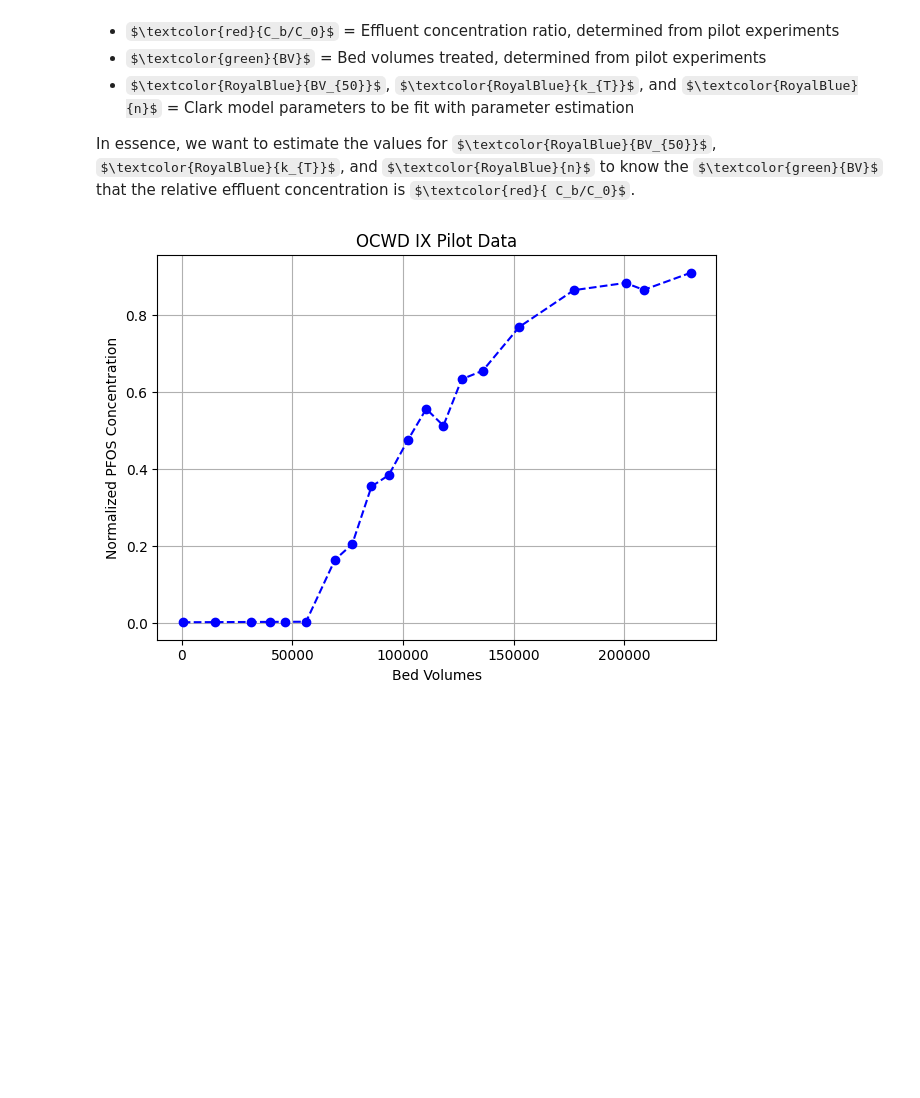
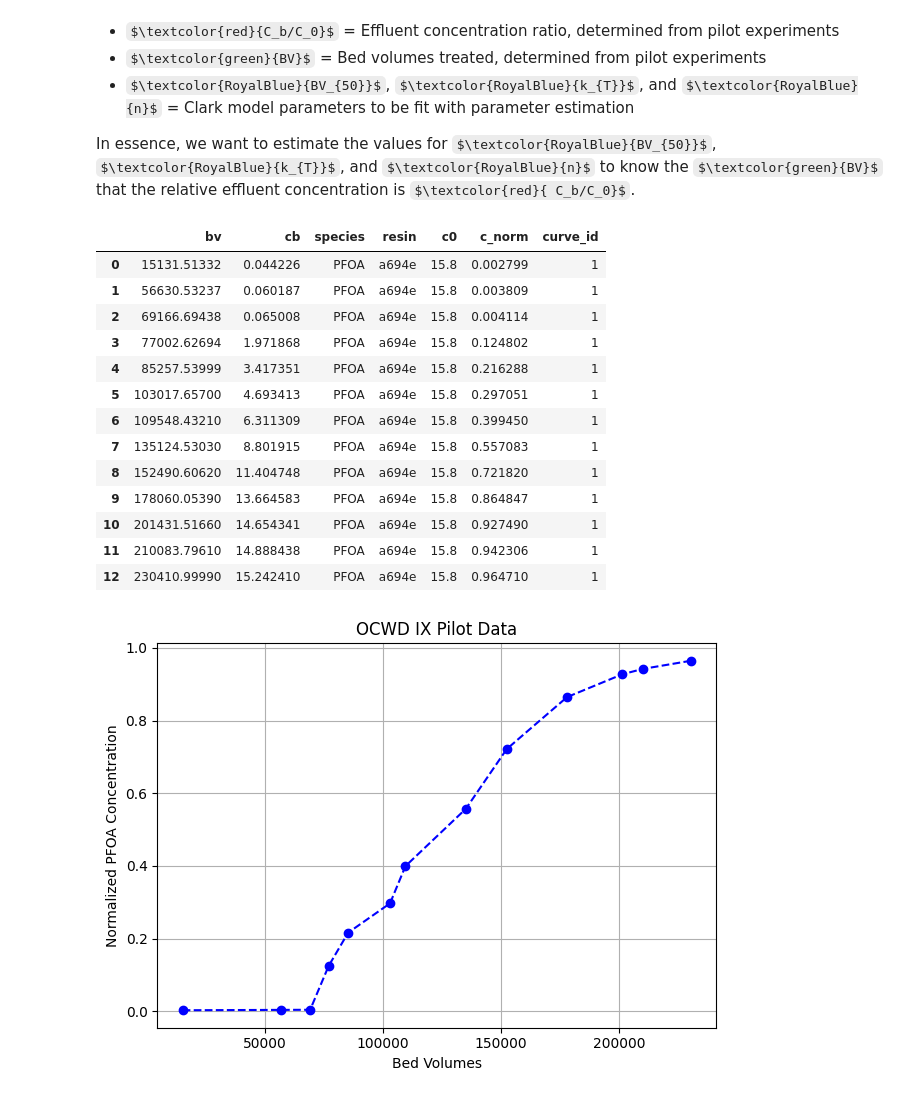
Before and after one commit to sufikaur/myfork-watertap_academy_fall_2025, a Jupyter notebook: week6/parmest_ix.ipynb, the cells around one changed output. Drawn from its saved outputs; the diff is of its cells as text; code cells hidden in the pictures; some formulas as TeX source; blank space fills up the shorter version.

```diff
--- a/week6/parmest_ix.ipynb
+++ b/week6/parmest_ix.ipynb
@@ -109,14 +75,31 @@ with open(f"resin_properties.yaml", "r") as f:
 # %%
-ix_data = pd.read_csv("ix_ocwd_data.csv")
-data = ix_data[ix_data.curve_id == 1].copy()
-data = data.iloc[:-1].copy()
+all_data = pd.read_csv("breakthrough_data.csv")
+
+data = all_data[all_data.curve_id == 1].copy().reset_index(drop=True)
+
 fig, ax = plt.subplots()
 ax.plot(data["bv"], data["c_norm"], marker="o", color="blue", ls="--")
 ax.set_xlabel("Bed Volumes")
-ax.set_ylabel("Normalized PFOS Concentration")
+ax.set_ylabel("Normalized PFOA Concentration")
 ax.set_title("OCWD IX Pilot Data")
 ax.grid(visible=True)
 fig.tight_layout()
+
+data
 # %% [output]
+|  | bv | cb | species | resin | c0 | c_norm | curve_id |
+| 0 | 15131.51332 | 0.044226 | PFOA | a694e | 15.8 | 0.002799 | 1 |
+| 1 | 56630.53237 | 0.060187 | PFOA | a694e | 15.8 | 0.003809 | 1 |
+| 2 | 69166.69438 | 0.065008 | PFOA | a694e | 15.8 | 0.004114 | 1 |
+| 3 | 77002.62694 | 1.971868 | PFOA | a694e | 15.8 | 0.124802 | 1 |
+| 4 | 85257.53999 | 3.417351 | PFOA | a694e | 15.8 | 0.216288 | 1 |
+| 5 | 103017.65700 | 4.693413 | PFOA | a694e | 15.8 | 0.297051 | 1 |
+| 6 | 109548.43210 | 6.311309 | PFOA | a694e | 15.8 | 0.399450 | 1 |
+| 7 | 135124.53030 | 8.801915 | PFOA | a694e | 15.8 | 0.557083 | 1 |
+| 8 | 152490.60620 | 11.404748 | PFOA | a694e | 15.8 | 0.721820 | 1 |
+| 9 | 178060.05390 | 13.664583 | PFOA | a694e | 15.8 | 0.864847 | 1 |
+| 10 | 201431.51660 | 14.654341 | PFOA | a694e | 15.8 | 0.927490 | 1 |
+| 11 | 210083.79610 | 14.888438 | PFOA | a694e | 15.8 | 0.942306 | 1 |
+| 12 | 230410.99990 | 15.242410 | PFOA | a694e | 15.8 | 0.964710 | 1 |
-[figure, old version]
+[figure, new version]
 # %%
```
Also changed, not shown: parts of 8 cells of this notebook, 7 other files.
